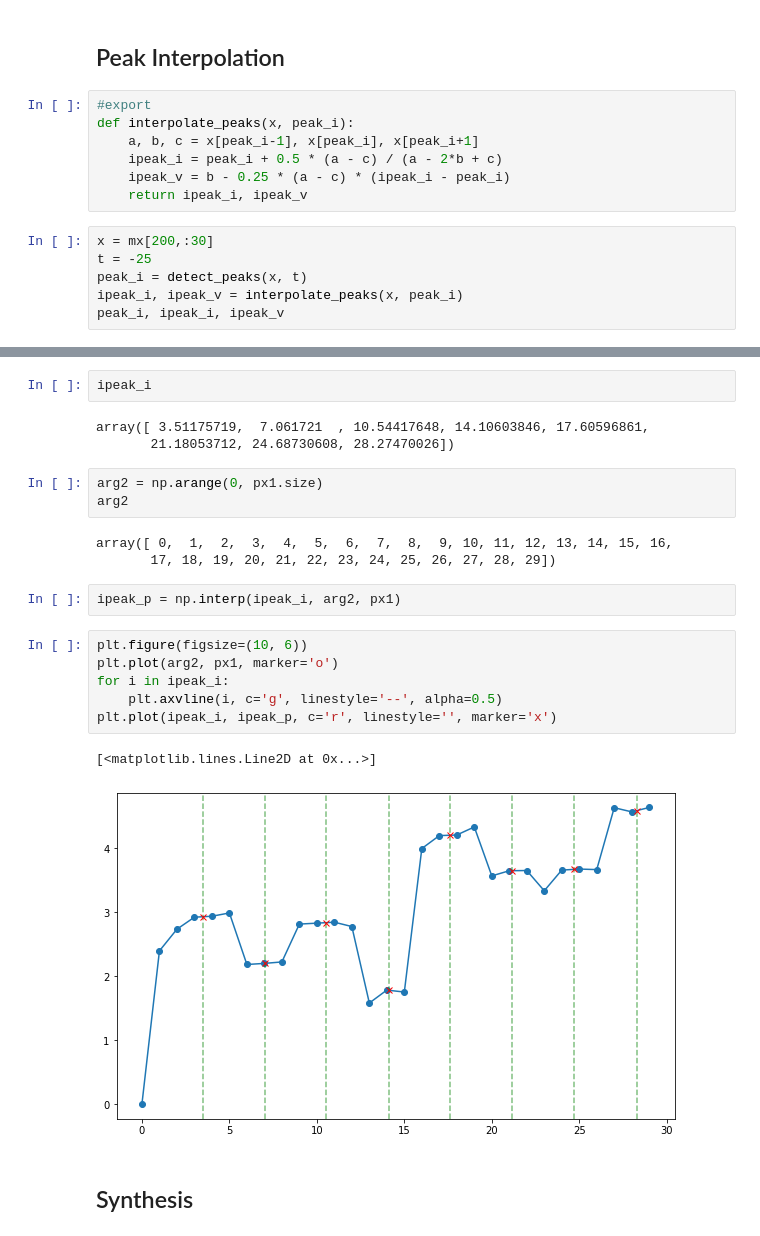
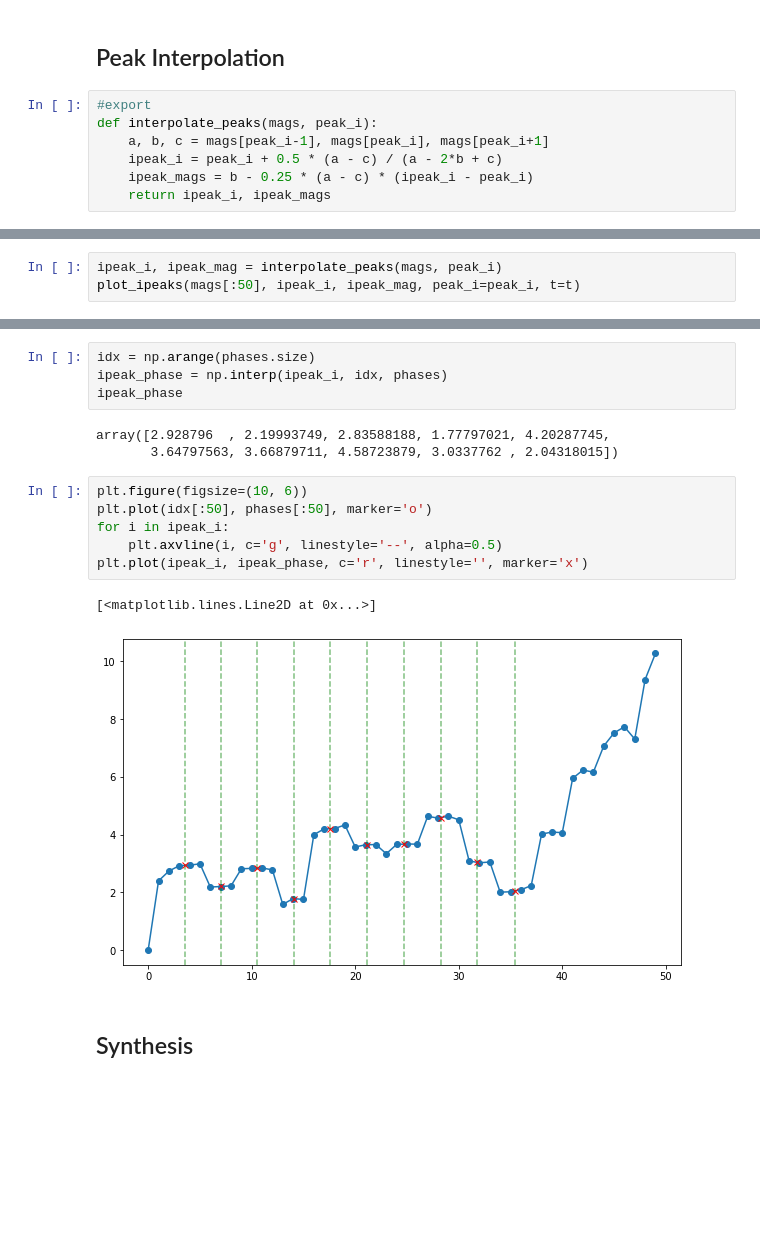
Before and after one commit to jhartquist/rtma, a Jupyter notebook: nbs/04_sine_model.ipynb, the cells around one changed output, grey strips where cells are left out. Cells and saved outputs as stored; diff of their text form; blank space fills up the shorter version.

```diff
--- a/nbs/04_sine_model.ipynb
+++ b/nbs/04_sine_model.ipynb
@@ -81,14 +92,8 @@ plot_peaks(x, peak_i, t)
 ## Peak Interpolation
 # %%
 #export
-def interpolate_peaks(x, peak_i):
-    a, b, c = x[peak_i-1], x[peak_i], x[peak_i+1]
+def interpolate_peaks(mags, peak_i):
+    a, b, c = mags[peak_i-1], mags[peak_i], mags[peak_i+1]
     ipeak_i = peak_i + 0.5 * (a - c) / (a - 2*b + c)
-    ipeak_v = b - 0.25 * (a - c) * (ipeak_i - peak_i)
-    return ipeak_i, ipeak_v
+    ipeak_mags = b - 0.25 * (a - c) * (ipeak_i - peak_i)
+    return ipeak_i, ipeak_mags
-# %%
-x = mx[200,:30]
-t = -25
-peak_i = detect_peaks(x, t)
-ipeak_i, ipeak_v = interpolate_peaks(x, peak_i)
-peak_i, ipeak_i, ipeak_v
@@ -122,0 +110,3 @@ px[peak_i].shape
+# %%
+ipeak_i, ipeak_mag = interpolate_peaks(mags, peak_i)
+plot_ipeaks(mags[:50], ipeak_i, ipeak_mag, peak_i=peak_i, t=t)
@@ -139,24 +122,18 @@ array([0.        , 2.39426695, 2.73322121, 2.92130652, 2.93594136,
-# %%
-ipeak_i
-# %% [output]
-array([ 3.51175719,  7.061721  , 10.54417648, 14.10603846, 17.60596861,
-       21.18053712, 24.68730608, 28.27470026])
-# %%
-arg2 = np.arange(0, px1.size)
-arg2
-# %% [output]
-array([ 0,  1,  2,  3,  4,  5,  6,  7,  8,  9, 10, 11, 12, 13, 14, 15, 16,
-       17, 18, 19, 20, 21, 22, 23, 24, 25, 26, 27, 28, 29])
-# %%
-ipeak_p = np.interp(ipeak_i, arg2, px1)
+# %%
+idx = np.arange(phases.size)
+ipeak_phase = np.interp(ipeak_i, idx, phases)
+ipeak_phase
+# %% [output]
+array([2.928796  , 2.19993749, 2.83588188, 1.77797021, 4.20287745,
+       3.64797563, 3.66879711, 4.58723879, 3.0337762 , 2.04318015])
 # %%
 plt.figure(figsize=(10, 6))
-plt.plot(arg2, px1, marker='o')
+plt.plot(idx[:50], phases[:50], marker='o')
 for i in ipeak_i:
     plt.axvline(i, c='g', linestyle='--', alpha=0.5)
-plt.plot(ipeak_i, ipeak_p, c='r', linestyle='', marker='x')
+plt.plot(ipeak_i, ipeak_phase, c='r', linestyle='', marker='x')
 # %% [output]
 [<matplotlib.lines.Line2D at 0x...>]
-[figure, old version]
+[figure, new version]
 # %% [markdown]
 ## Synthesis
```
Also changed, not shown: parts of 44 cells of this notebook.
